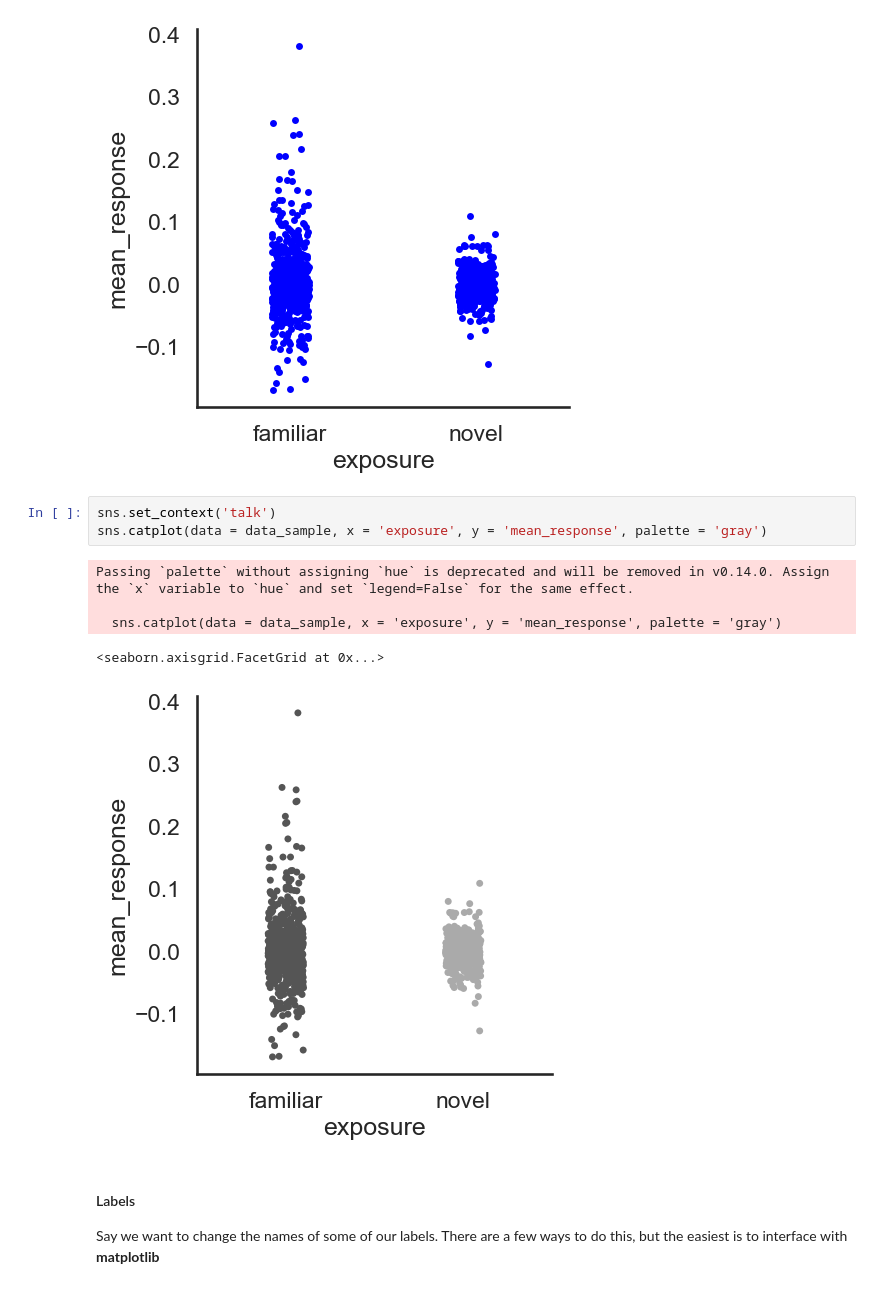
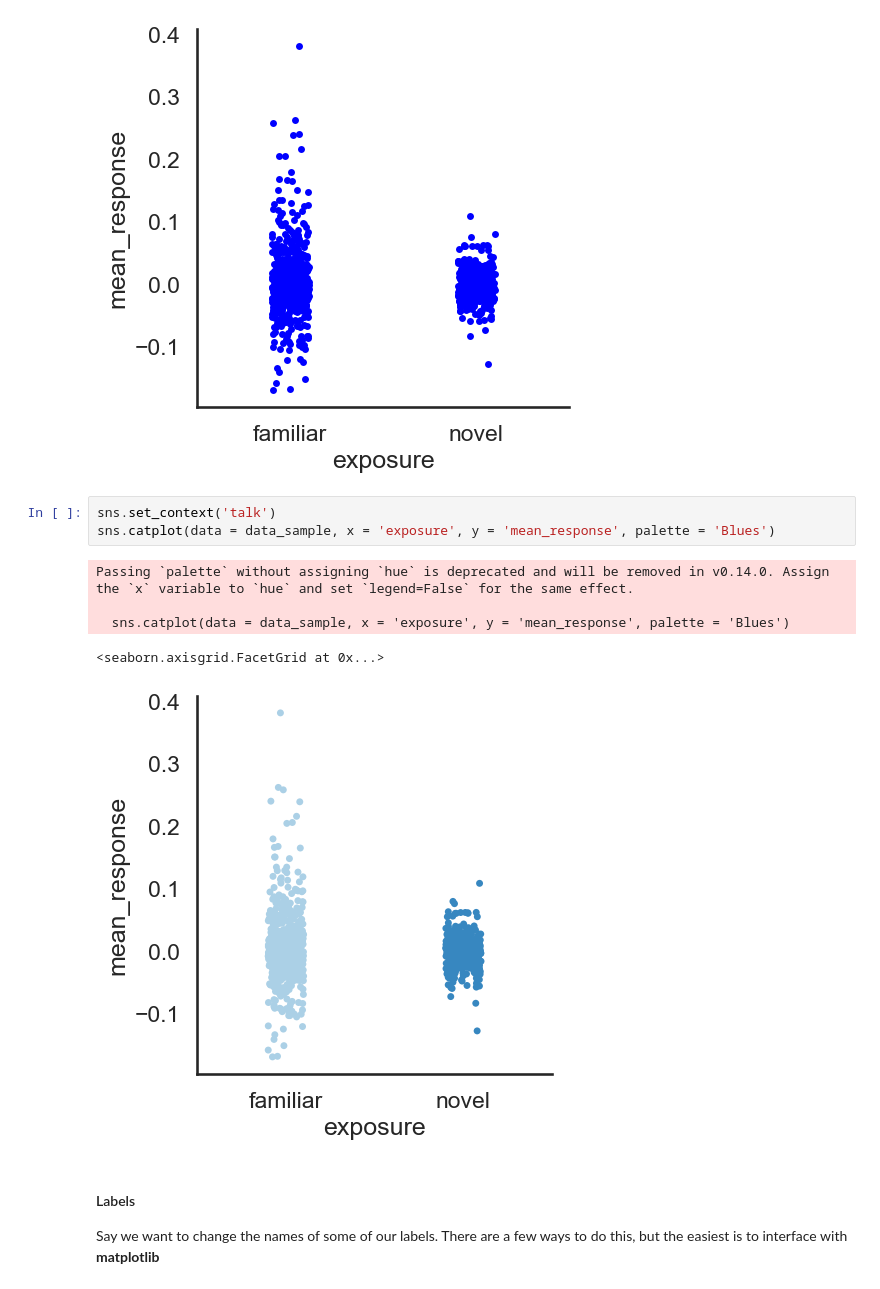
Before and after one commit to Vanibou/intro2python, a Jupyter notebook: Week07_student.ipynb, the cells around one changed output. Drawn from its saved outputs; the diff is of its cells as text.

```diff
--- a/Week07_student.ipynb
+++ b/Week07_student.ipynb
@@ -344,13 +344,13 @@ sns.catplot(data = data_sample, x = 'exposure', y = 'mean_response', color = 'bl
 [figure]
 # %%
 sns.set_context('talk')
-sns.catplot(data = data_sample, x = 'exposure', y = 'mean_response', palette = 'gray')
+sns.catplot(data = data_sample, x = 'exposure', y = 'mean_response', palette = 'Blues')
 # %% [output]
 Passing `palette` without assigning `hue` is deprecated and will be removed in v0.14.0. Assign the `x` variable to `hue` and set `legend=False` for the same effect.
 
-  sns.catplot(data = data_sample, x = 'exposure', y = 'mean_response', palette = 'gray')
+  sns.catplot(data = data_sample, x = 'exposure', y = 'mean_response', palette = 'Blues')
 <seaborn.axisgrid.FacetGrid at 0x...>
-[figure, old version]
+[figure, new version]
 # %% [markdown]
 #### Labels
 Say we want to change the names of some of our labels. There are a few ways to do this, but the easiest is to interface with **matplotlib**
```
Also changed, not shown: parts of 4 cells of this notebook, 7 other files.
